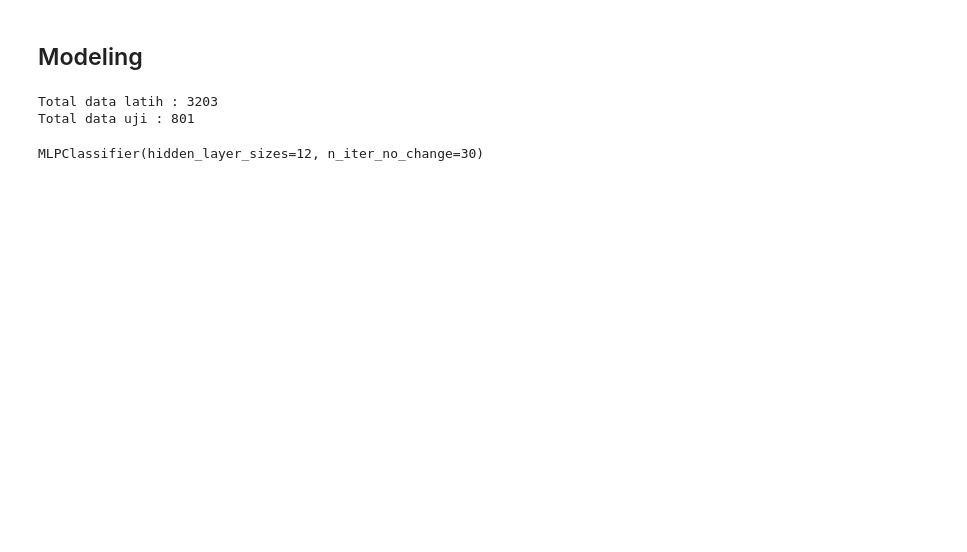
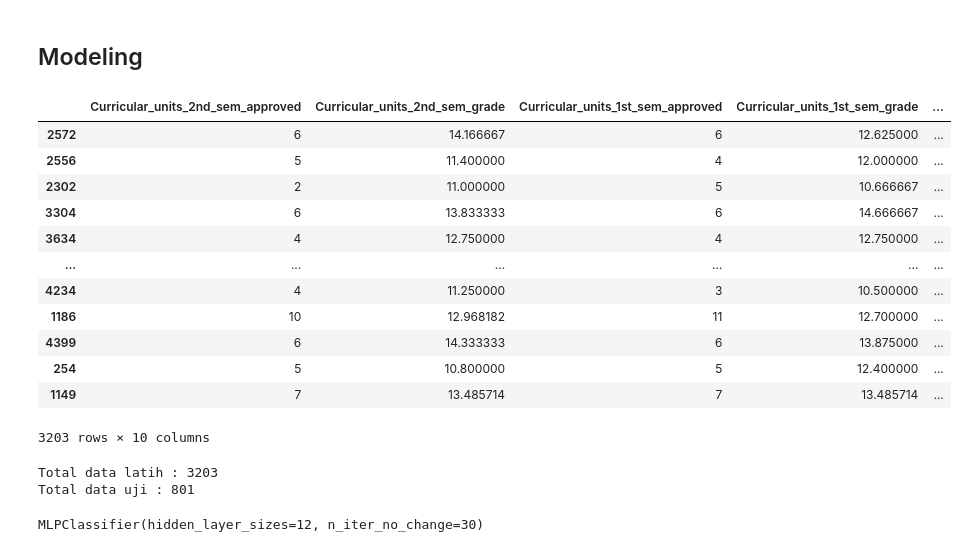
Before and after one commit to rezaafaisal/dropout-classification, a Jupyter notebook: notebook.ipynb, the cells around one changed output. Drawn from its saved outputs; the diff is of its cells as text; code cells hidden in the pictures; blank space fills up the shorter version.

```diff
--- a/notebook.ipynb
+++ b/notebook.ipynb
@@ -251,6 +269,22 @@ y = selected_df['Status']
 
 
 x_train, x_test, y_train, y_test = train_test_split(x, y, test_size=0.2, random_state=1)
+# %%
+x_train
+# %% [output]
+|  | Curricular_units_2nd_sem_approved | Curricular_units_2nd_sem_grade | Curricular_units_1st_sem_approved | Curricular_units_1st_sem_grade | ... |
+| 2572 | 6 | 14.166667 | 6 | 12.625000 | ... |
+| 2556 | 5 | 11.400000 | 4 | 12.000000 | ... |
+| 2302 | 2 | 11.000000 | 5 | 10.666667 | ... |
+| 3304 | 6 | 13.833333 | 6 | 14.666667 | ... |
+| 3634 | 4 | 12.750000 | 4 | 12.750000 | ... |
+| ... | ... | ... | ... | ... | ... |
+| 4234 | 4 | 11.250000 | 3 | 10.500000 | ... |
+| 1186 | 10 | 12.968182 | 11 | 12.700000 | ... |
+| 4399 | 6 | 14.333333 | 6 | 13.875000 | ... |
+| 254 | 5 | 10.800000 | 5 | 12.400000 | ... |
+| 1149 | 7 | 13.485714 | 7 | 13.485714 | ... |
+3203 rows × 10 columns
 # %%
 print(f"Total data latih : {len(x_train)}")
 print(f"Total data uji : {len(x_test)}")
```
Also changed, not shown: parts of 9 cells of this notebook, 4 other files.
